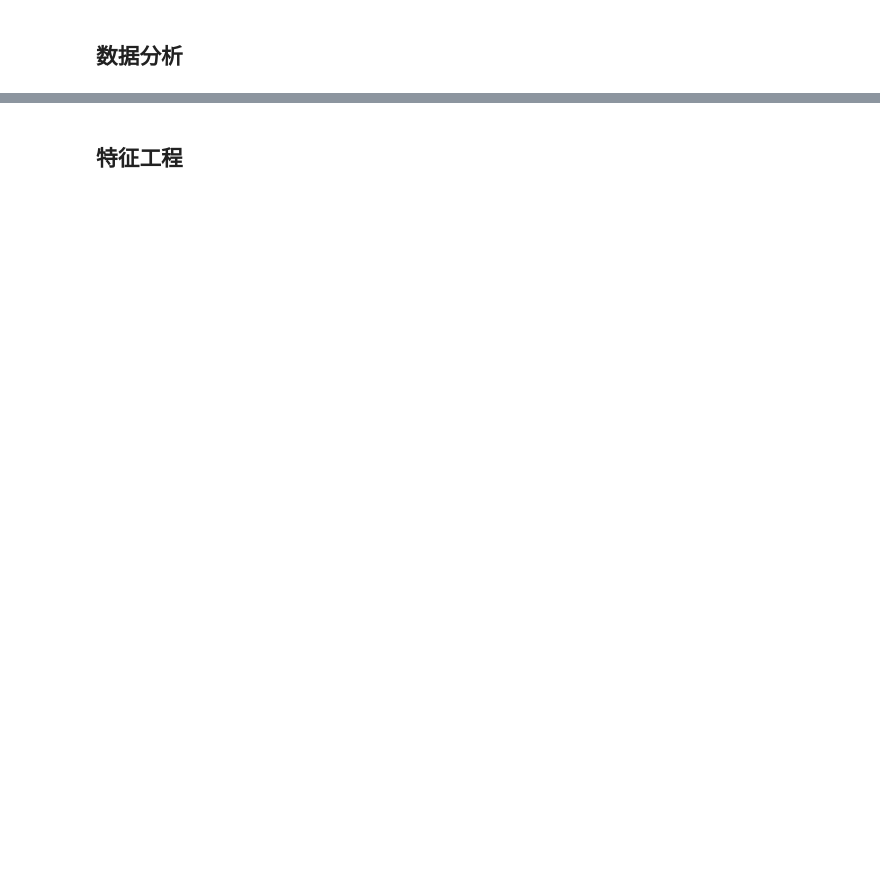
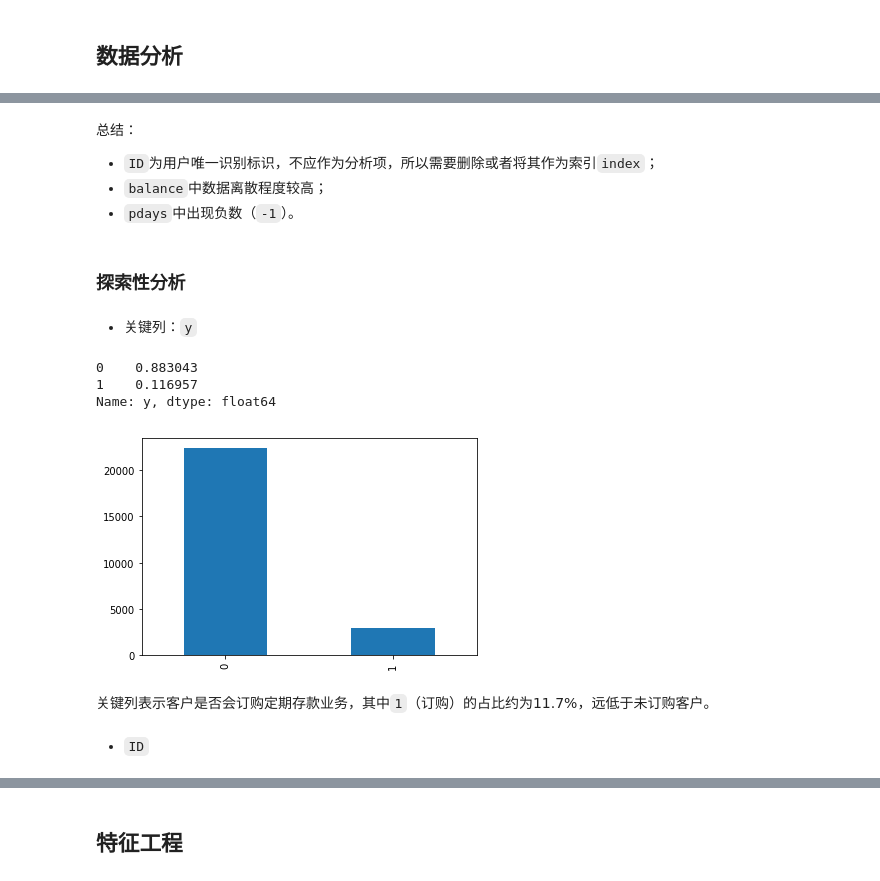
Before and after one commit to CapAllen/Notebook-for-Machine-Learning, a Jupyter notebook: Machine Learning实战.ipynb, the cells around one changed output, grey strips where cells are left out. Cells and saved outputs as stored; diff of their text form; code cells hidden in the pictures; blank space fills up the shorter version.

```diff
--- a/Machine Learning实战.ipynb
+++ b/Machine Learning实战.ipynb
@@ -29,3 +29,7 @@ import matplotlib.pyplot as plt
 import seaborn as sns
 
 %matplotlib inline
+
+#设置中文字体
+plt.rcParams['font.sans-serif']=['simhei']
+plt.rcParams['axes.unicode_minus']=False
@@ -50,5 +36,4 @@ The animation.avconv_args rcparam was deprecated in Matplotlib 3.3 and will be r
 # %%
-train = pd.read_csv('data/buyornot_train_set.csv')
-test = pd.read_csv('data/buyornot_test_set.csv')
+data = pd.read_csv('data/buyornot_train_set.csv')
 # %% [markdown]
 ## 数据分析
@@ -92,0 +117,23 @@ test.head()
+# %% [markdown]
+总结：
+- `ID`为用户唯一识别标识，不应作为分析项，所以需要删除或者将其作为索引`index`；
+- `balance`中数据离散程度较高；
+- `pdays`中出现负数（`-1`）。
+# %% [markdown]
+### 探索性分析
+# %% [markdown]
+- 关键列：`y`
+# %%
+data['y'].value_counts(1)
+# %% [output]
+0    0.883043
+1    0.116957
+Name: y, dtype: float64
+# %%
+data['y'].value_counts().plot(kind='bar');
+# %% [output]
+[figure, added]
+# %% [markdown]
+关键列表示客户是否会订购定期存款业务，其中`1`（订购）的占比约为11.7%，远低于未订购客户。
+# %% [markdown]
+- `ID`
```
Also changed, not shown: parts of 42 cells of this notebook, 1 other file.
